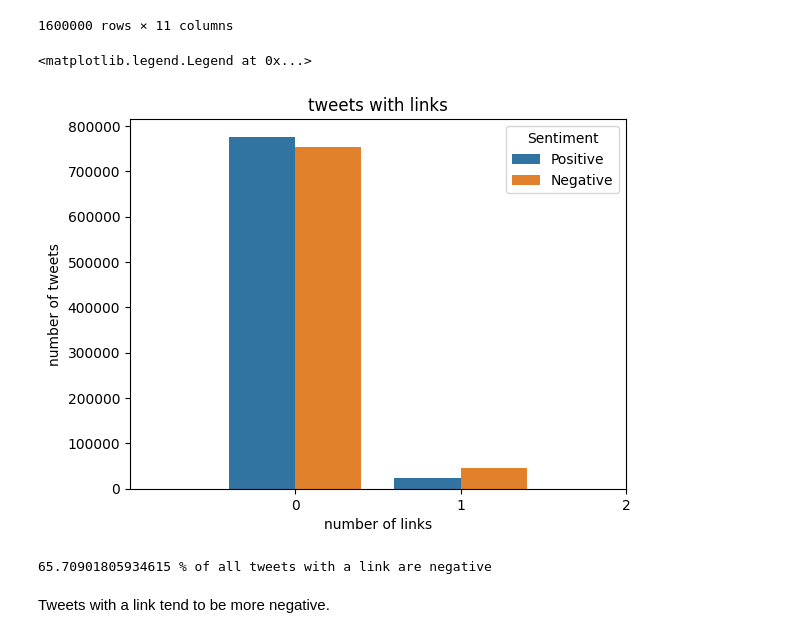
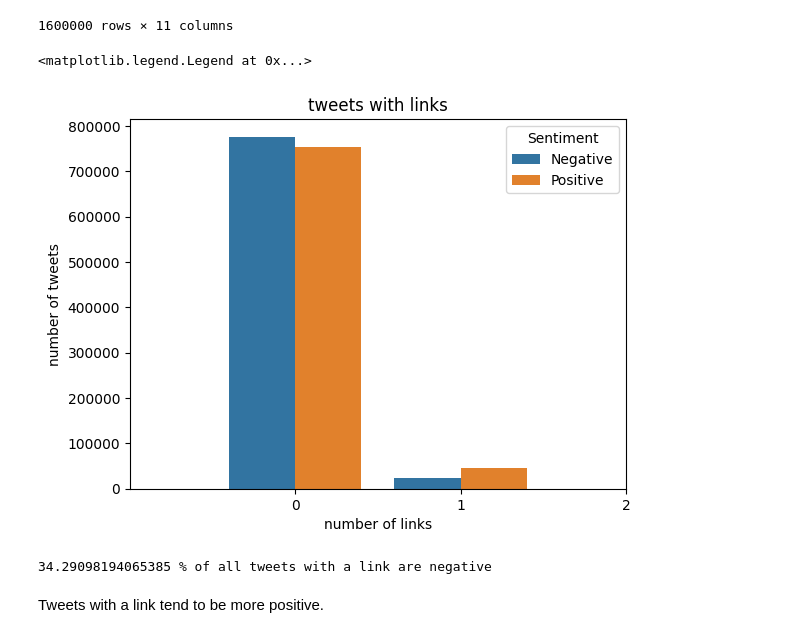
Before and after one commit to DavidStein7/marketing_analytics_project, a Jupyter notebook: Notebooks/finn_data_exploration.ipynb, the cells around one changed output. Cells and saved outputs as stored; diff of their text form; code cells hidden in the pictures.

```diff
--- a/Notebooks/finn_data_exploration.ipynb
+++ b/Notebooks/finn_data_exploration.ipynb
@@ -341,18 +341,18 @@ data
 # %%
 sns.countplot(data, x='Link', hue='Sentiment')
 plt.xlim(-1,2)
 plt.title('tweets with links')
 plt.xlabel('number of links')
 plt.ylabel('number of tweets')
-plt.legend(title='Sentiment', loc='upper right', labels=['Positive', 'Negative'])
+plt.legend(title='Sentiment', loc='upper right', labels=['Negative', 'Positive'])
 # %% [output]
 <matplotlib.legend.Legend at 0x...>
-[figure, old version]
+[figure, new version]
 # %%
-link_pos = ((data['Sentiment'] == 0) & (data['Link'] == 1)).sum()
-link_neg = ((data['Sentiment'] == 4) & (data['Link'] == 1)).sum()
+link_pos = ((data['Sentiment'] == 4) & (data['Link'] == 1)).sum()
+link_neg = ((data['Sentiment'] == 0) & (data['Link'] == 1)).sum()
 print((link_neg / (link_pos + link_neg))*100, '% of all tweets with a link are negative')
 # %% [output]
-65.70901805934615 % of all tweets with a link are negative
+34.29098194065385 % of all tweets with a link are negative
 # %% [markdown]
-Tweets with a link tend to be more negative.
+Tweets with a link tend to be more positive.
```
Also changed, not shown: parts of 7 cells of this notebook.
